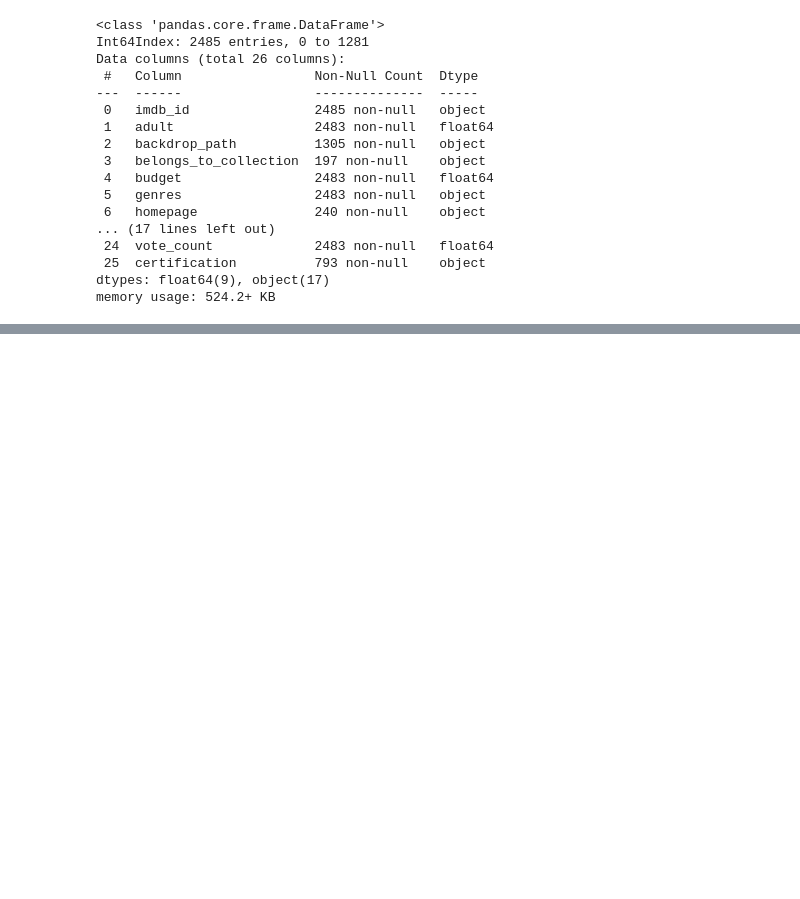
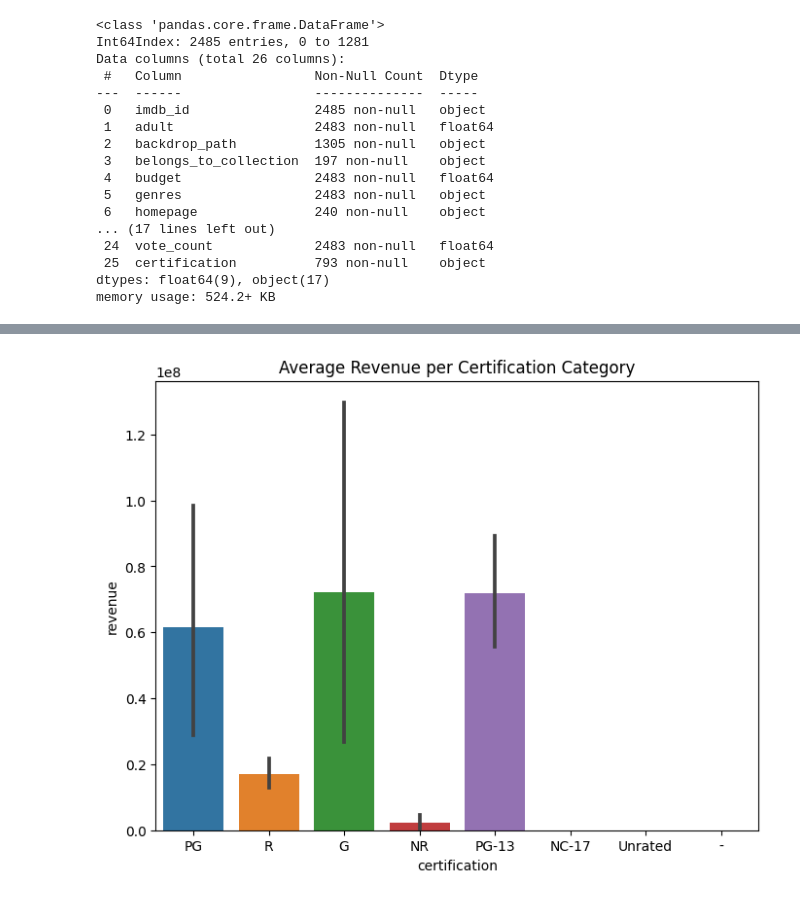
Before and after one commit to shellymduncan/Projec-3-TMDB, a Jupyter notebook: Project 3 - IMDB - Part 2-EDA..ipynb, the cells around one changed output, grey strips where cells are left out. Saved outputs shown, nothing was run; the diff lists cells and outputs as text; code cells hidden in the pictures; blank space fills up the shorter version.

```diff
--- a/Project 3 - IMDB - Part 2-EDA..ipynb
+++ b/Project 3 - IMDB - Part 2-EDA..ipynb
@@ -70,0 +91,7 @@ memory usage: 524.2+ KB
+# %%
+# what is the average revenue per certification category?
+plt.figure(figsize = (8, 6))
+sns.barplot(x = 'certification', y = 'revenue', data = new_data)
+plt.title('Average Revenue per Certification Category');
+# %% [output]
+[figure, added]
```
Also changed, not shown: parts of 6 cells of this notebook, 2 other files.
